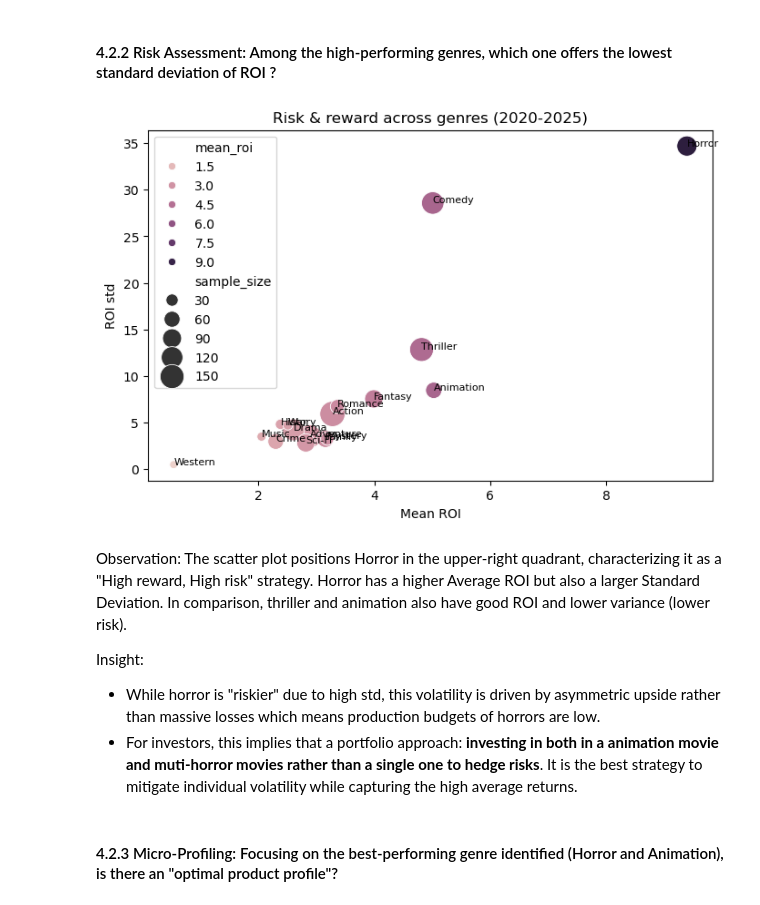
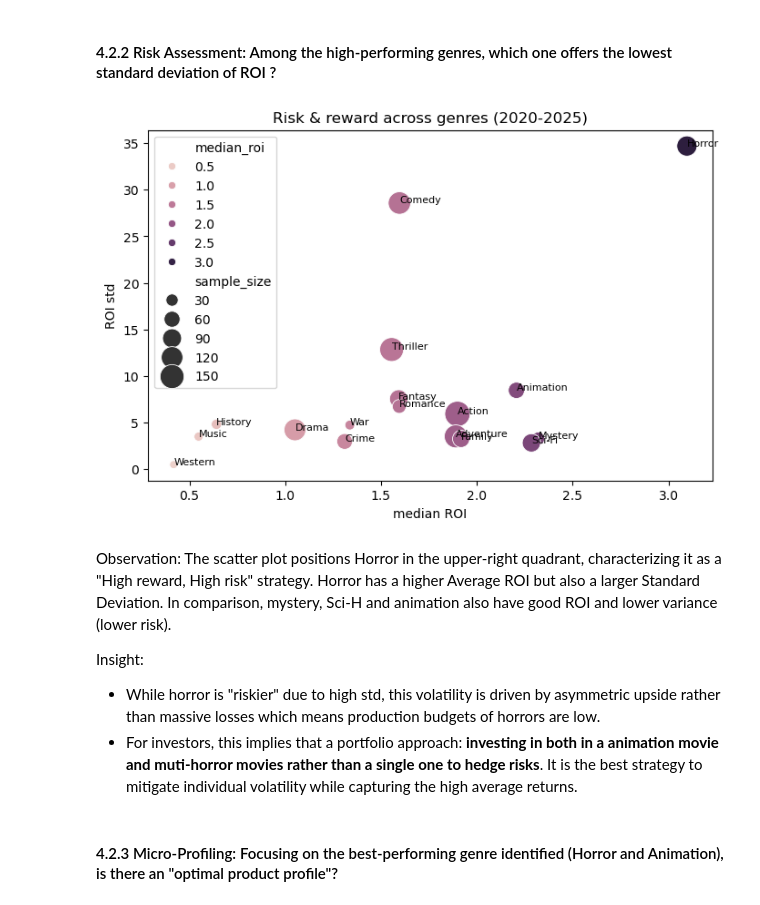
Before and after one commit to BAbykiller322/SDPA_EMATM0048_2720314, a Jupyter notebook: part2_analytics/analysis.ipynb, the cells around one changed output. Cells and saved outputs as stored; diff of their text form; code cells hidden in the pictures.

```diff
--- a/part2_analytics/analysis.ipynb
+++ b/part2_analytics/analysis.ipynb
@@ -1220,32 +1219,32 @@ Insight: This suggests that **Horro**r is a "counter-cyclical" asset. During the
 # %% [markdown]
 #### 4.2.2 Risk Assessment: Among the high-performing genres, which one offers the lowest standard deviation of ROI ?
 # %%
-"""Plotting mean ROI against volatility (std) as a bubble chart reveals the most resilient high-return genre."""
+"""Plotting median ROI against ROI_std as a bubble chart reveals the most resilient high-return genre."""
 risk_table = (
     genre_ready.groupby('genre_name')['ROI']
-    .agg(mean_roi='mean', std_roi='std', sample_size='size')
+    .agg(median_roi='median', std_roi='std', sample_size='size')
     .reset_index()
 )
 plt.figure(figsize=(8, 5))
 sns.scatterplot(
     data=risk_table,
-    x='mean_roi',
+    x='median_roi',
     y='std_roi',
     size='sample_size',
     sizes=(40, 400),
-    hue='mean_roi',
+    hue='median_roi',
 )
 for _, row in risk_table.iterrows():
-    plt.text(row['mean_roi'], row['std_roi'], row['genre_name'], fontsize=8)
+    plt.text(row['median_roi'], row['std_roi'], row['genre_name'], fontsize=8)
 plt.title('Risk & reward across genres (2020-2025)')
-plt.xlabel('Mean ROI')
+plt.xlabel('median ROI')
 plt.ylabel('ROI std')
 plt.show()
 # %% [output]
-[figure, old version]
+[figure, new version]
 # %% [markdown]
 Observation: The scatter plot positions Horror in the upper-right quadrant, characterizing it as a "High reward, High risk" strategy.
-Horror has a  higher Average ROI but also a larger Standard Deviation. In comparison, thriller and animation also have good ROI and lower variance (lower risk).
+Horror has a  higher Average ROI but also a larger Standard Deviation. In comparison, mystery, Sci-H and animation also have good ROI and lower variance (lower risk).
 
 Insight:
  - While horror is "riskier" due to high std, this volatility is driven by asymmetric upside rather than massive losses which means production budgets of horrors are low.
```
Also changed, not shown: parts of 14 cells of this notebook, 2 other files.
